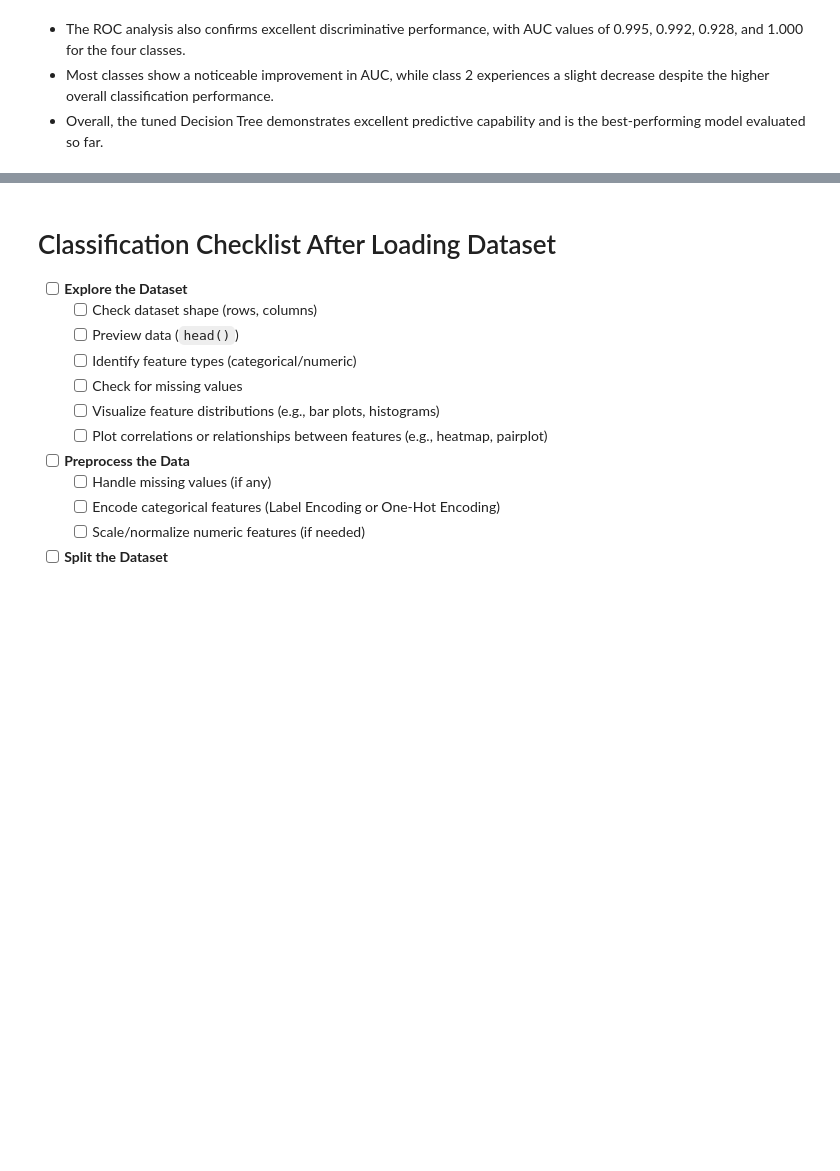
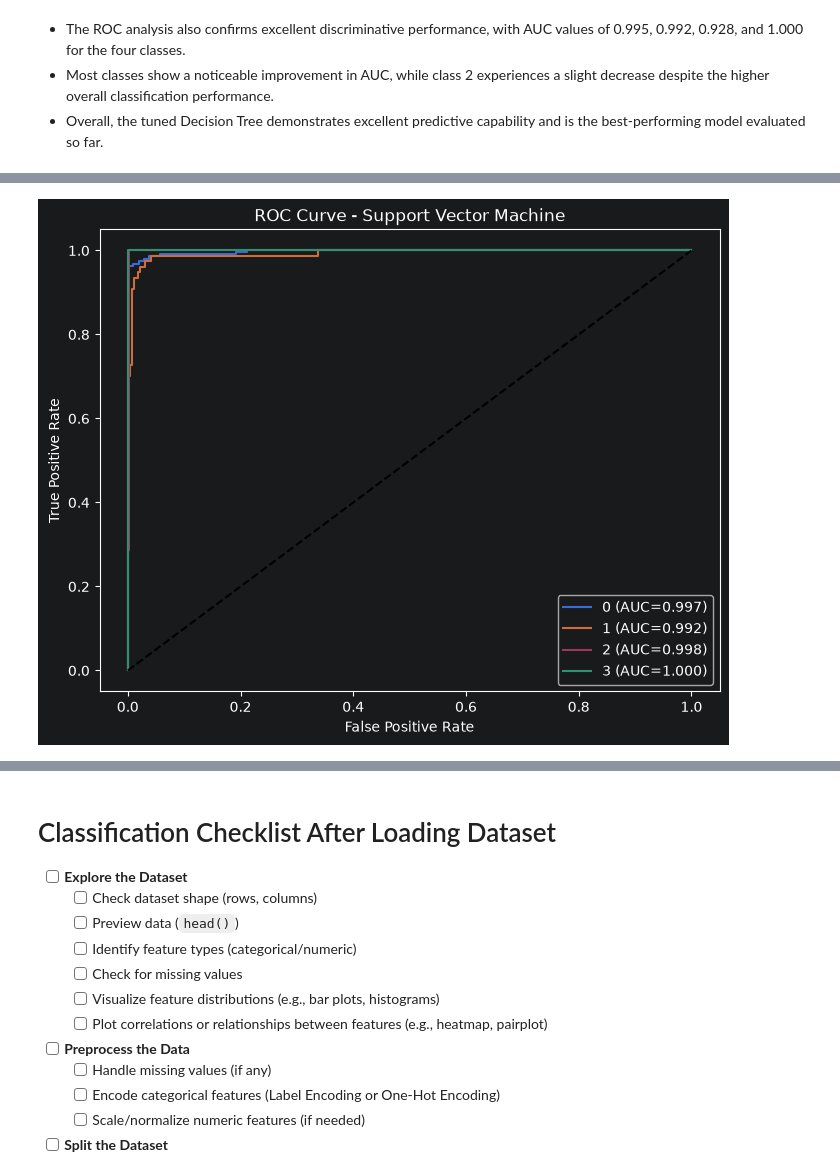
Before and after one commit to kovexison/Practica-AI, a Jupyter notebook: 02-ML-Classification/cars_acceptability_classification.ipynb, the cells around one changed output, grey strips where cells are left out. Cells and saved outputs as stored; diff of their text form; code cells hidden in the pictures; blank space fills up the shorter version.

```diff
--- a/02-ML-Classification/cars_acceptability_classification.ipynb
+++ b/02-ML-Classification/cars_acceptability_classification.ipynb
@@ -580,7 +580,7 @@ Text(0.5, 14.385633680555548, 'Prediction (y_pred_3)')
 # %%
 from sklearn.svm import SVC
 
-svm= SVC(random_state=42)
+svm= SVC(random_state=42,probability=True)
 svm.fit(X_train_prepared, y_train_prepared)
 
 
@@ -845,0 +864,4 @@ plot_roc(decision_tree_CV,X_test_prepared,y_test,"Decision Tree Tuned")
+# %%
+plot_roc(svm,X_test_prepared,y_test,"Support Vector Machine")
+# %% [output]
+[figure, added]
```
Also changed, not shown: parts of 24 cells of this notebook.
